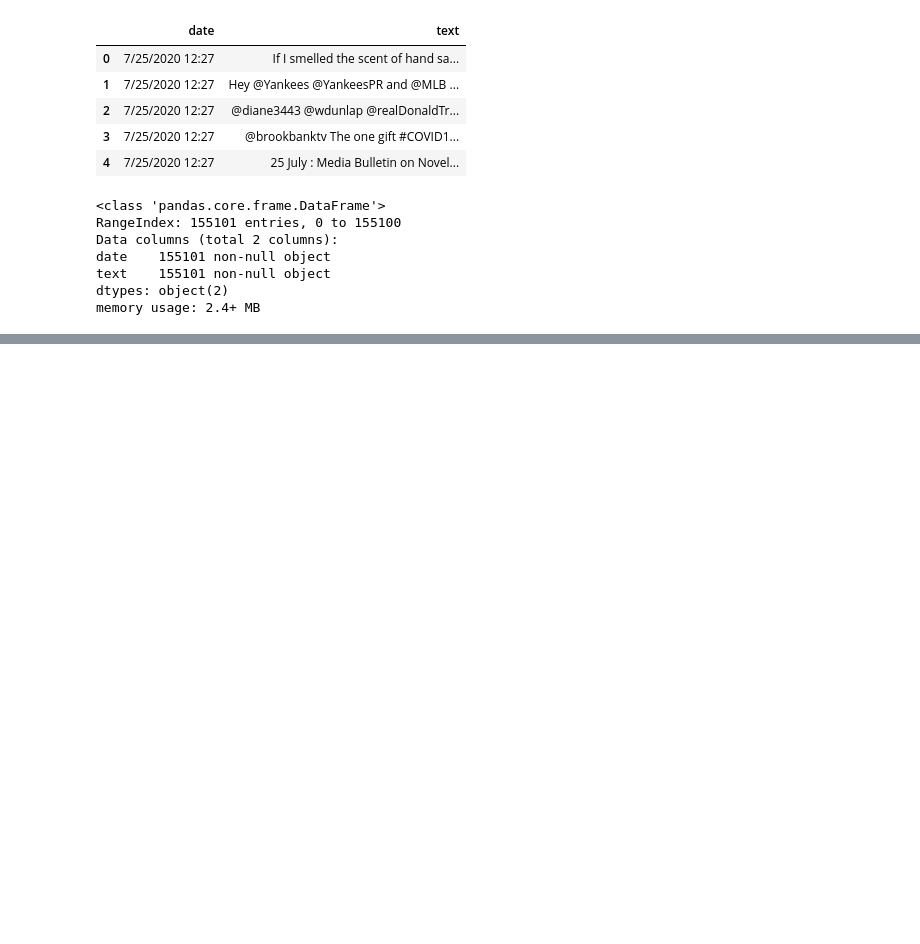
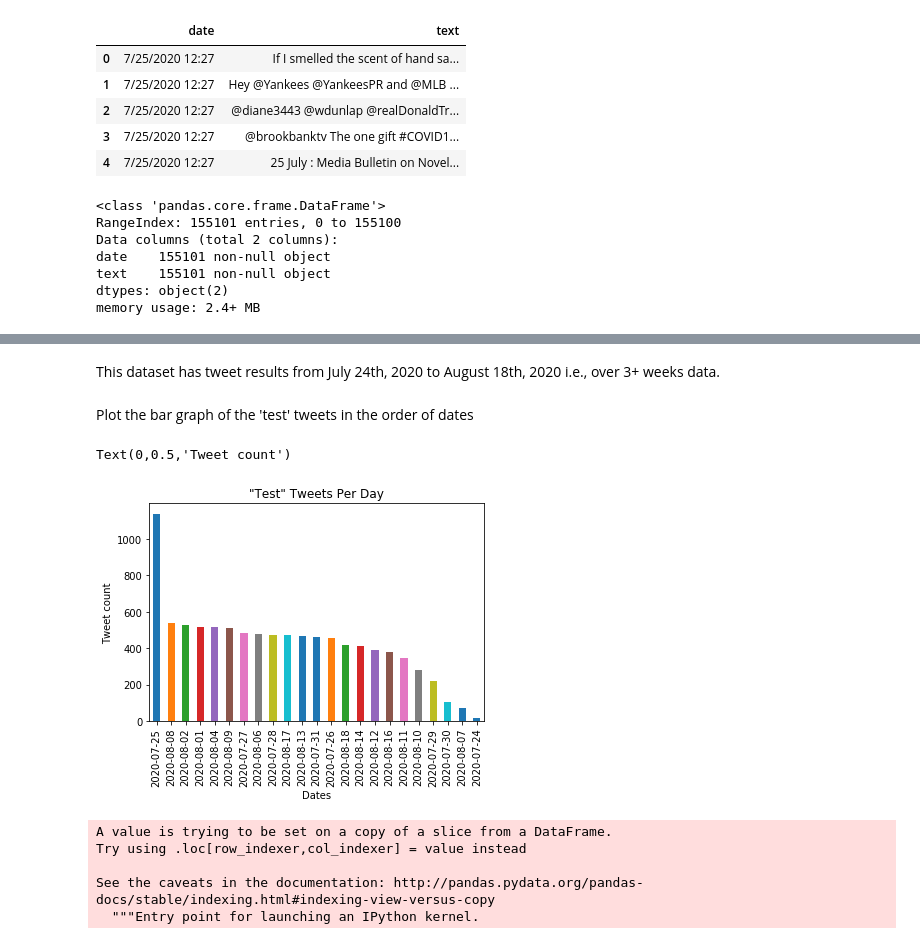
Before and after one commit to Kirthi-Raman/CovidTweetAnalysis, a Jupyter notebook: CovidTweetAnalysis.ipynb, the cells around one changed output, grey strips where cells are left out. Drawn from its saved outputs; the diff is of its cells as text; code cells hidden in the pictures; blank space fills up the shorter version.

Commit message:
Analyzed Covid tweets to monitor testing tweet rate

```diff
--- a/CovidTweetAnalysis.ipynb
+++ b/CovidTweetAnalysis.ipynb
@@ -65,0 +78,3 @@ memory usage: 2.4+ MB
+# %%
+yes_test = df[df['text'].str.count('test') > 0]
+yes_test.head()
@@ -65,0 +98,4 @@ memory usage: 2.4+ MB
+# %%
+# Extract only the date from the 'date' column by removing the time details
+yes_test.date = yes_test.date.apply(lambda x : x.rsplit(maxsplit = len(x.split())-1)[0])
+yes_test.head()
@@ -65,0 +139,3 @@ memory usage: 2.4+ MB
+# %%
+yes_test['date'] = pd.to_datetime(yes_test['date'])
+yes_test['date'].min(),yes_test['date'].max()
@@ -65,0 +149,20 @@ memory usage: 2.4+ MB
+# %% [markdown]
+This dataset has tweet results from July 24th, 2020 to August 18th, 2020 i.e., over 3+ weeks data.
+# %% [markdown]
+Plot the bar graph of the 'test' tweets in the order of dates
+# %%
+yes_test.date.value_counts().plot(kind='bar')
+plt.title('"Test" Tweets Per Day')
+plt.xlabel('Dates')
+plt.ylabel('Tweet count')
+# %% [output]
+Text(0,0.5,'Tweet count')
+[figure, added]
+# %%
+yes_test['date'] = yes_test['date'].dt.strftime('%Y-%m-%d')
+# %% [output]
+A value is trying to be set on a copy of a slice from a DataFrame.
+Try using .loc[row_indexer,col_indexer] = value instead
+
+See the caveats in the documentation: http://pandas.pydata.org/pandas-docs/stable/indexing.html#indexing-view-versus-copy
+  """Entry point for launching an IPython kernel.
```
Also changed, not shown: parts of 14 cells of this notebook.
